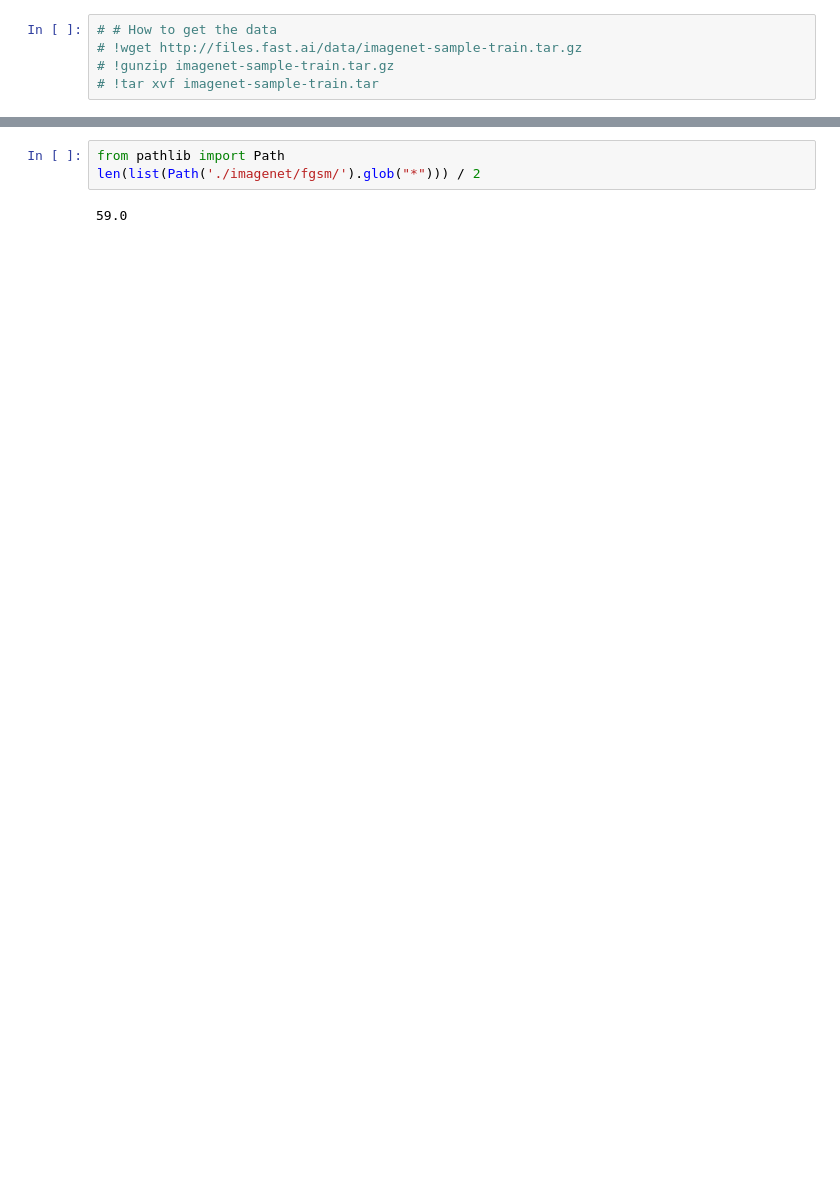
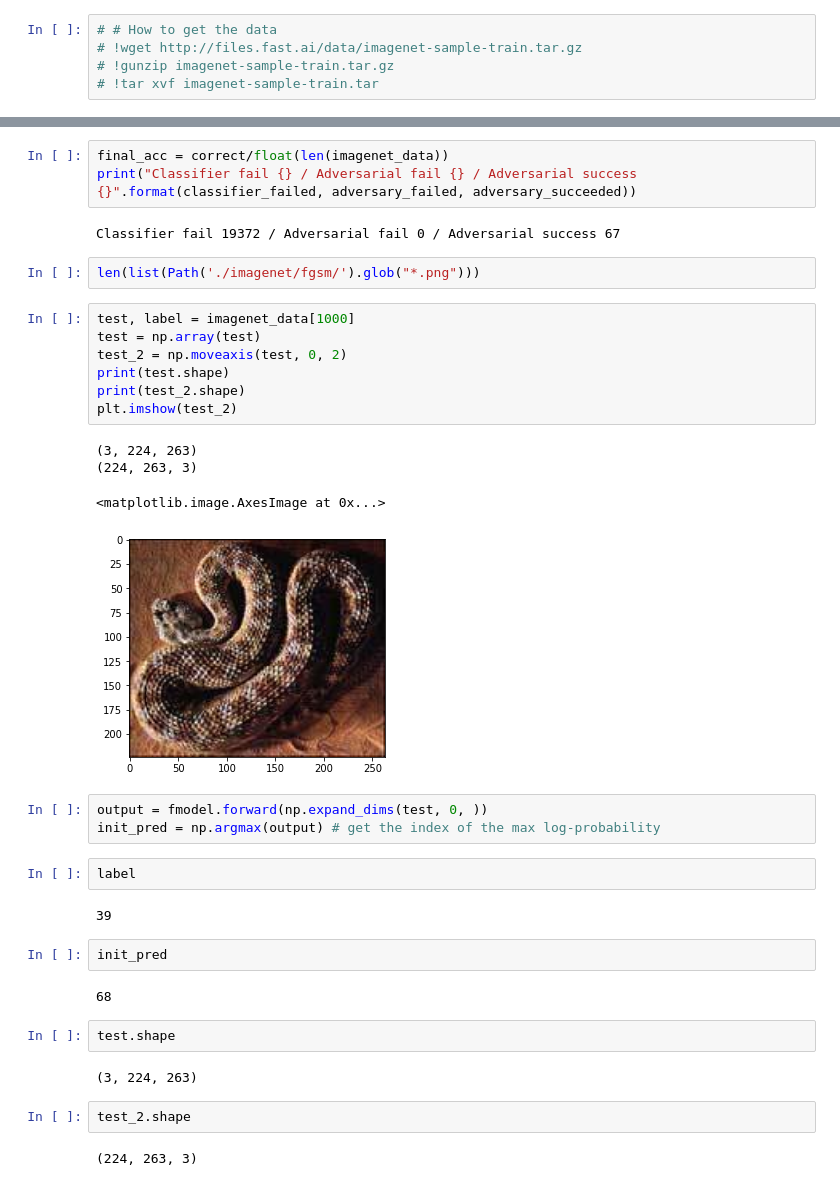
Before and after one commit to prantikhowlader/cse508_class_project, a Jupyter notebook: 20191029_resnet_imagenet_generating_adversarial_examples.ipynb, the cells around one changed output, grey strips where cells are left out. Cells and saved outputs as stored; diff of their text form; blank space fills up the shorter version.

Commit message:
add working FGSM examples

```diff
--- a/20191029_resnet_imagenet_generating_adversarial_examples.ipynb
+++ b/20191029_resnet_imagenet_generating_adversarial_examples.ipynb
@@ -114,5 +354,38 @@ Test Accuracy = 0 / 19439 = 0.0
+# %%
+final_acc = correct/float(len(imagenet_data))
+print("Classifier fail {} / Adversarial fail {} / Adversarial success {}".format(classifier_failed, adversary_failed, adversary_succeeded))
+# %% [output]
+Classifier fail 19372 / Adversarial fail 0 / Adversarial success 67
 # %%
-from pathlib import Path
-len(list(Path('./imagenet/fgsm/').glob("*"))) / 2
+len(list(Path('./imagenet/fgsm/').glob("*.png")))
-# %% [output]
-59.0
+# %%
+test, label = imagenet_data[1000]
+test = np.array(test)
+test_2 = np.moveaxis(test, 0, 2)
+print(test.shape)
+print(test_2.shape)
+plt.imshow(test_2)
+# %% [output]
+(3, 224, 263)
+(224, 263, 3)
+<matplotlib.image.AxesImage at 0x...>
+[figure, added]
+# %%
+output = fmodel.forward(np.expand_dims(test, 0, ))
+init_pred = np.argmax(output) # get the index of the max log-probability
+# %%
+label
+# %% [output]
+39
+# %%
+init_pred
+# %% [output]
+68
+# %%
+test.shape
+# %% [output]
+(3, 224, 263)
+# %%
+test_2.shape
+# %% [output]
+(224, 263, 3)
```
Also changed, not shown: parts of 26 cells of this notebook.
